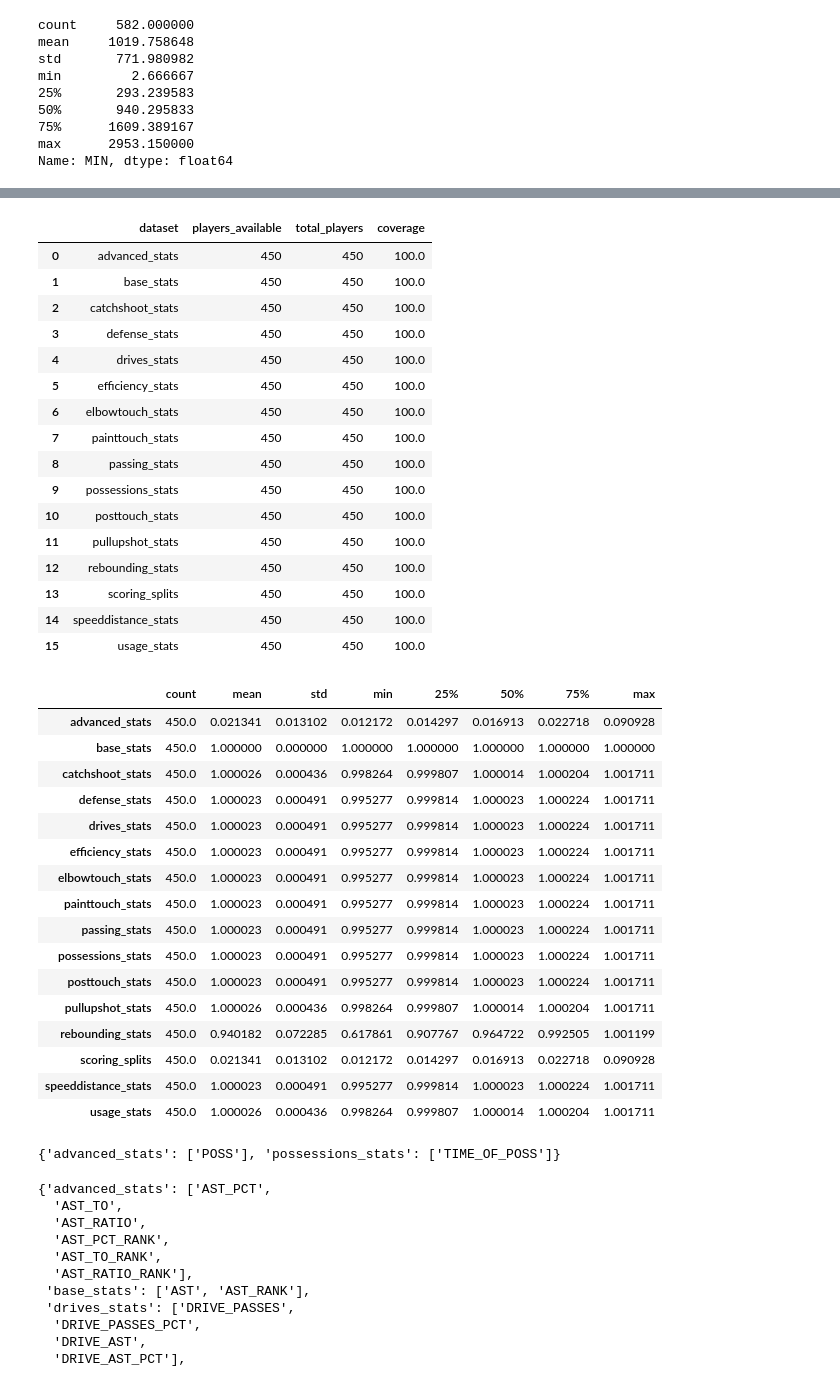
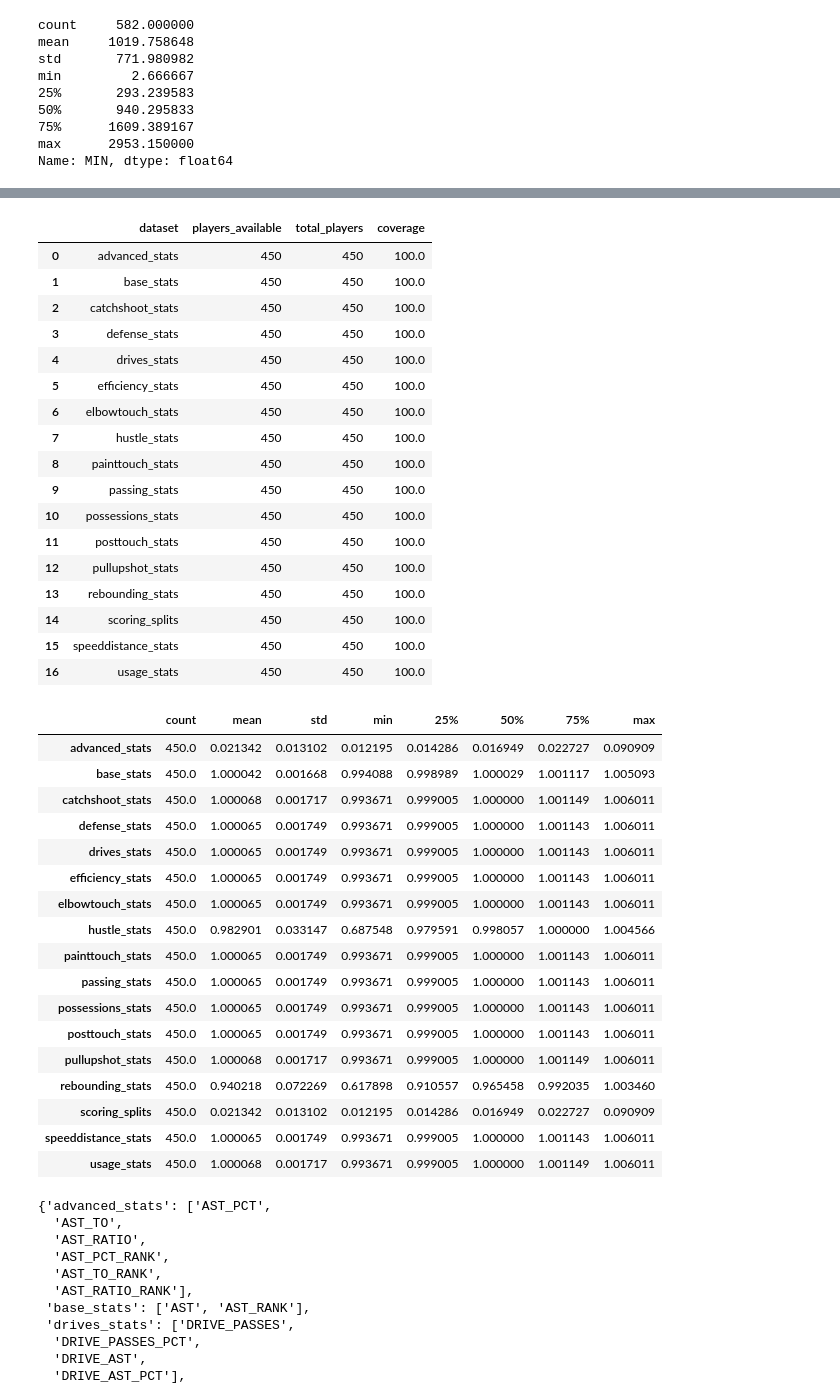
Before and after one commit to alex-abrego/nba-player-archetype-clustering, a Jupyter notebook: notebooks/02_data_wrangling.ipynb, the cells around one changed output, grey strips where cells are left out. Cells and saved outputs as stored; diff of their text form; code cells hidden in the pictures.

```diff
--- a/notebooks/02_data_wrangling.ipynb
+++ b/notebooks/02_data_wrangling.ipynb
@@ -57,6 +57,6 @@ max      2953.150000
 Name: MIN, dtype: float64
 # %%
 # 250 total minutes played will be our chosen threshold for eligibility.
-eligible_players = datasets["base_stats"][datasets["base_stats"]["MIN"] >= 250].copy()
+eligible_players = datasets["advanced_stats"][datasets["base_stats"]["MIN"] >= 250].copy()
 eligible_players.shape
 # %% [output]
@@ -64,5 +64,5 @@ eligible_players.shape
 # %%
-players = eligible_players[["PLAYER_ID", "PLAYER_NAME", "TEAM_ID", "TEAM_ABBREVIATION", "AGE", "GP", "MIN"]].copy()
+players = eligible_players[["PLAYER_ID", "PLAYER_NAME", "TEAM_ID", "TEAM_ABBREVIATION", "AGE", "GP", "MIN", "POSS"]].copy()
 print(players.head())
 players["PLAYER_ID"].nunique() == players.shape[0]
 # %% [output]
@@ -105,43 +105,45 @@ player_check_df
 | 4 | drives_stats | 450 | 450 | 100.0 |
 | 5 | efficiency_stats | 450 | 450 | 100.0 |
 | 6 | elbowtouch_stats | 450 | 450 | 100.0 |
-| 7 | painttouch_stats | 450 | 450 | 100.0 |
-| 8 | passing_stats | 450 | 450 | 100.0 |
-| 9 | possessions_stats | 450 | 450 | 100.0 |
-| 10 | posttouch_stats | 450 | 450 | 100.0 |
-| 11 | pullupshot_stats | 450 | 450 | 100.0 |
-| 12 | rebounding_stats | 450 | 450 | 100.0 |
-| 13 | scoring_splits | 450 | 450 | 100.0 |
-| 14 | speeddistance_stats | 450 | 450 | 100.0 |
-| 15 | usage_stats | 450 | 450 | 100.0 |
+| 7 | hustle_stats | 450 | 450 | 100.0 |
+| 8 | painttouch_stats | 450 | 450 | 100.0 |
+| 9 | passing_stats | 450 | 450 | 100.0 |
+| 10 | possessions_stats | 450 | 450 | 100.0 |
+| 11 | posttouch_stats | 450 | 450 | 100.0 |
+| 12 | pullupshot_stats | 450 | 450 | 100.0 |
+| 13 | rebounding_stats | 450 | 450 | 100.0 |
+| 14 | scoring_splits | 450 | 450 | 100.0 |
+| 15 | speeddistance_stats | 450 | 450 | 100.0 |
+| 16 | usage_stats | 450 | 450 | 100.0 |
 # %%
 minute_summary = {}
 for name, df in datasets.items():
     if "MIN" in df.columns:
-        minute_check = players[["PLAYER_ID", "PLAYER_NAME", "MIN"]].merge(
+        minute_check = players[["PLAYER_ID", "PLAYER_NAME", "MIN", "GP"]].merge(
             df[["PLAYER_ID", "MIN"]], on="PLAYER_ID", how="left", suffixes=("", f"_{name}"))
-        minute_check["MIN_diff"] = (minute_check[f"MIN_{name}"] / minute_check["MIN"])
+        minute_check["MIN_diff"] = minute_check[f"MIN_{name}"] / (minute_check["MIN"] * minute_check["GP"])
         minute_summary[name] = minute_check["MIN_diff"].describe()
 minute_summary_df = pd.DataFrame(minute_summary).T
 minute_summary_df
 # %% [output]
 |  | count | mean | std | min | 25% | 50% | 75% | max |
-| advanced_stats | 450.0 | 0.021341 | 0.013102 | 0.012172 | 0.014297 | 0.016913 | 0.022718 | 0.090928 |
-| base_stats | 450.0 | 1.000000 | 0.000000 | 1.000000 | 1.000000 | 1.000000 | 1.000000 | 1.000000 |
-| catchshoot_stats | 450.0 | 1.000026 | 0.000436 | 0.998264 | 0.999807 | 1.000014 | 1.000204 | 1.001711 |
-| defense_stats | 450.0 | 1.000023 | 0.000491 | 0.995277 | 0.999814 | 1.000023 | 1.000224 | 1.001711 |
-| drives_stats | 450.0 | 1.000023 | 0.000491 | 0.995277 | 0.999814 | 1.000023 | 1.000224 | 1.001711 |
-| efficiency_stats | 450.0 | 1.000023 | 0.000491 | 0.995277 | 0.999814 | 1.000023 | 1.000224 | 1.001711 |
-| elbowtouch_stats | 450.0 | 1.000023 | 0.000491 | 0.995277 | 0.999814 | 1.000023 | 1.000224 | 1.001711 |
-| painttouch_stats | 450.0 | 1.000023 | 0.000491 | 0.995277 | 0.999814 | 1.000023 | 1.000224 | 1.001711 |
-| passing_stats | 450.0 | 1.000023 | 0.000491 | 0.995277 | 0.999814 | 1.000023 | 1.000224 | 1.001711 |
-| possessions_stats | 450.0 | 1.000023 | 0.000491 | 0.995277 | 0.999814 | 1.000023 | 1.000224 | 1.001711 |
-| posttouch_stats | 450.0 | 1.000023 | 0.000491 | 0.995277 | 0.999814 | 1.000023 | 1.000224 | 1.001711 |
-| pullupshot_stats | 450.0 | 1.000026 | 0.000436 | 0.998264 | 0.999807 | 1.000014 | 1.000204 | 1.001711 |
-| rebounding_stats | 450.0 | 0.940182 | 0.072285 | 0.617861 | 0.907767 | 0.964722 | 0.992505 | 1.001199 |
-| scoring_splits | 450.0 | 0.021341 | 0.013102 | 0.012172 | 0.014297 | 0.016913 | 0.022718 | 0.090928 |
-| speeddistance_stats | 450.0 | 1.000023 | 0.000491 | 0.995277 | 0.999814 | 1.000023 | 1.000224 | 1.001711 |
-| usage_stats | 450.0 | 1.000026 | 0.000436 | 0.998264 | 0.999807 | 1.000014 | 1.000204 | 1.001711 |
+| advanced_stats | 450.0 | 0.021342 | 0.013102 | 0.012195 | 0.014286 | 0.016949 | 0.022727 | 0.090909 |
+| base_stats | 450.0 | 1.000042 | 0.001668 | 0.994088 | 0.998989 | 1.000029 | 1.001117 | 1.005093 |
+| catchshoot_stats | 450.0 | 1.000068 | 0.001717 | 0.993671 | 0.999005 | 1.000000 | 1.001149 | 1.006011 |
+| defense_stats | 450.0 | 1.000065 | 0.001749 | 0.993671 | 0.999005 | 1.000000 | 1.001143 | 1.006011 |
+| drives_stats | 450.0 | 1.000065 | 0.001749 | 0.993671 | 0.999005 | 1.000000 | 1.001143 | 1.006011 |
+| efficiency_stats | 450.0 | 1.000065 | 0.001749 | 0.993671 | 0.999005 | 1.000000 | 1.001143 | 1.006011 |
+| elbowtouch_stats | 450.0 | 1.000065 | 0.001749 | 0.993671 | 0.999005 | 1.000000 | 1.001143 | 1.006011 |
+| hustle_stats | 450.0 | 0.982901 | 0.033147 | 0.687548 | 0.979591 | 0.998057 | 1.000000 | 1.004566 |
+| painttouch_stats | 450.0 | 1.000065 | 0.001749 | 0.993671 | 0.999005 | 1.000000 | 1.001143 | 1.006011 |
+| passing_stats | 450.0 | 1.000065 | 0.001749 | 0.993671 | 0.999005 | 1.000000 | 1.001143 | 1.006011 |
+| possessions_stats | 450.0 | 1.000065 | 0.001749 | 0.993671 | 0.999005 | 1.000000 | 1.001143 | 1.006011 |
+| posttouch_stats | 450.0 | 1.000065 | 0.001749 | 0.993671 | 0.999005 | 1.000000 | 1.001143 | 1.006011 |
+| pullupshot_stats | 450.0 | 1.000068 | 0.001717 | 0.993671 | 0.999005 | 1.000000 | 1.001149 | 1.006011 |
+| rebounding_stats | 450.0 | 0.940218 | 0.072269 | 0.617898 | 0.910557 | 0.965458 | 0.992035 | 1.003460 |
+| scoring_splits | 450.0 | 0.021342 | 0.013102 | 0.012195 | 0.014286 | 0.016949 | 0.022727 | 0.090909 |
+| speeddistance_stats | 450.0 | 1.000065 | 0.001749 | 0.993671 | 0.999005 | 1.000000 | 1.001143 | 1.006011 |
+| usage_stats | 450.0 | 1.000068 | 0.001717 | 0.993671 | 0.999005 | 1.000000 | 1.001149 | 1.006011 |
 # %%
 def feature_finder(*terms):
     """
@@ -162,10 +164,6 @@ def feature_finder(*terms):
                     matching_features[name] = []
                 matching_features[name].append(col)
     return matching_features
-# %%
-feature_finder("poss")
-# %% [output]
-{'advanced_stats': ['POSS'], 'possessions_stats': ['TIME_OF_POSS']}
 # %%
 feature_finder("pass", "ast")
 # %% [output]
```
Also changed, not shown: parts of 7 cells of this notebook.
